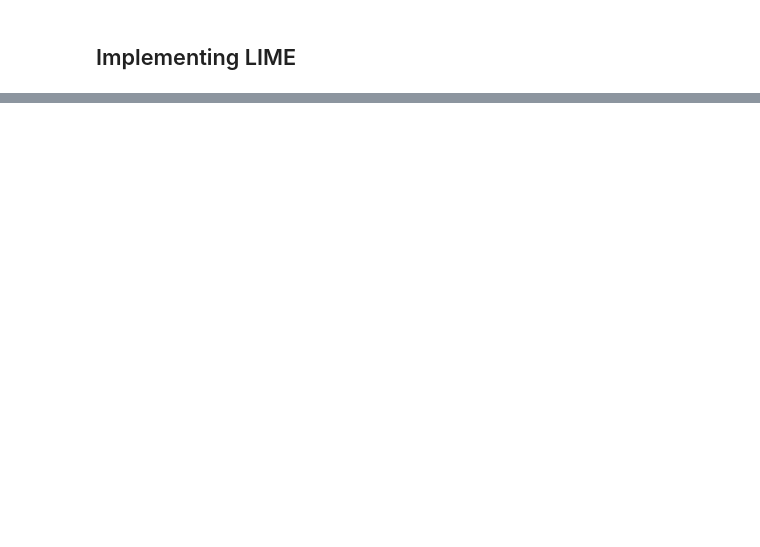
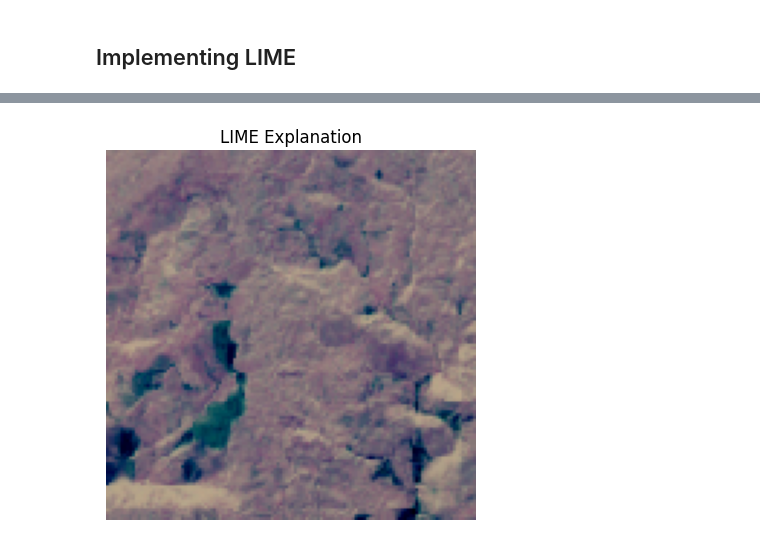
Before and after one commit to NanaKwakuOsei-Opoku/Interpretable-Landslide-Detection-System, a Jupyter notebook: Landslide4Sense_solution.ipynb, the cells around one changed output, grey strips where cells are left out. Cells and saved outputs as stored; diff of their text form; code cells hidden in the pictures; blank space fills up the shorter version.

```diff
--- a/Landslide4Sense_solution.ipynb
+++ b/Landslide4Sense_solution.ipynb
@@ -575,7 +594,8 @@ temp, mask = lime_explanation.get_image_and_mask(
     min_weight=0.0
 )
 
-plt.imshow(temp)
+plt.imshow(temp[..., :3])
 plt.title("LIME Explanation")
 plt.axis('off')
 plt.show()
+# %% [output]
@@ -581,0 +637 @@ plt.show()
+[figure, added]
```
Also changed, not shown: parts of 2 cells of this notebook.
